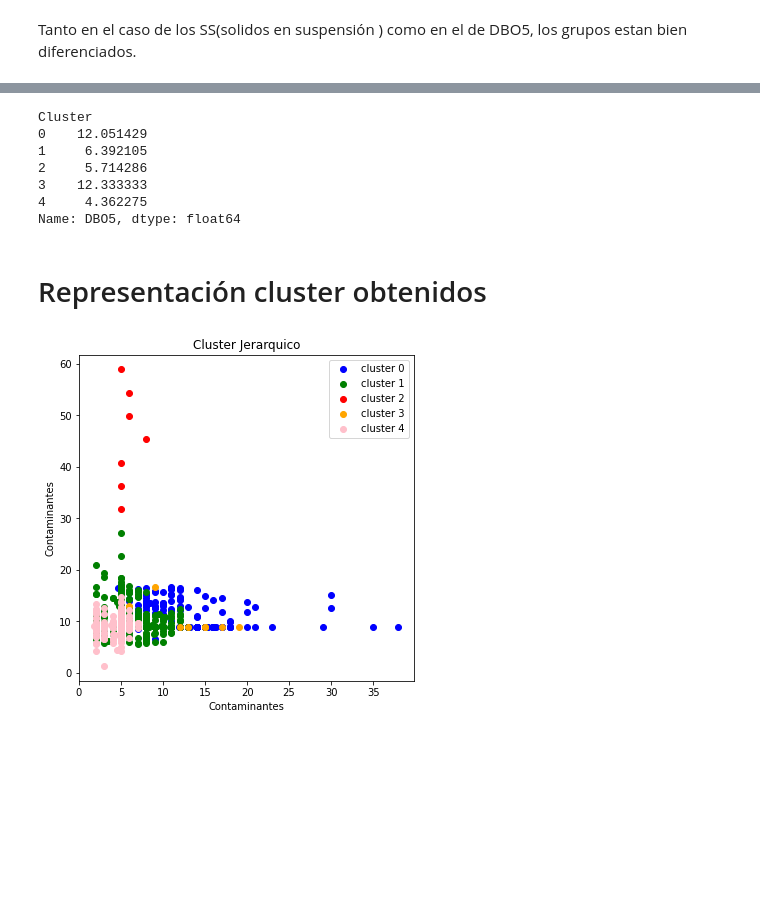
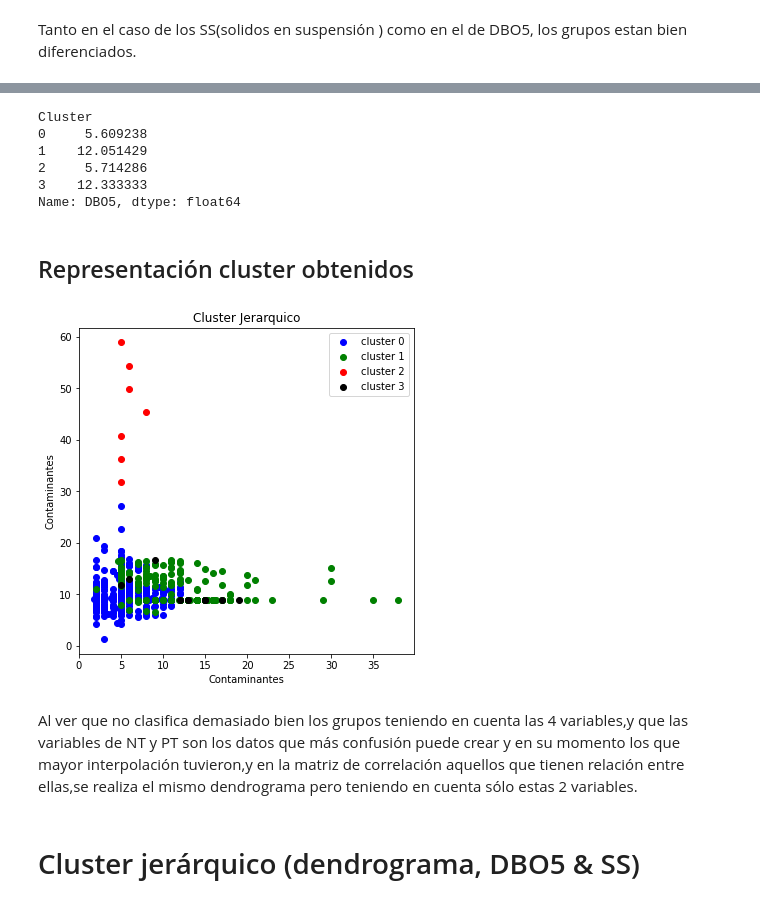
Before and after one commit to laura290/Project-Final, a Jupyter notebook: src/Jerarquico(Dendrograma).ipynb, the cells around one changed output, grey strips where cells are left out. Drawn from its saved outputs; the diff is of its cells as text; code cells hidden in the pictures; blank space fills up the shorter version.

```diff
--- a/src/Jerarquico(Dendrograma).ipynb
+++ b/src/Jerarquico(Dendrograma).ipynb
@@ -70,5 +70,5 @@ El número de cluster,correspondeŕa con el valor medio de la máxima distancia,
 # %%
-hc=AgglomerativeClustering(n_clusters=5,
+hc=AgglomerativeClustering(n_clusters=4,
                           affinity='euclidean',
                           linkage='ward')
 y_hc=hc.fit_predict(data_3)
@@ -164,27 +141,29 @@ plt.show()
 data_2.groupby(['Cluster'])['DBO5'].mean()
 # %% [output]
 Cluster
-0    12.051429
-1     6.392105
+0     5.609238
+1    12.051429
 2     5.714286
 3    12.333333
-4     4.362275
 Name: DBO5, dtype: float64
 # %% [markdown]
-# Representación cluster obtenidos
+## Representación cluster obtenidos
 # %%
 x=data_3.iloc[:, [0, 1, 2, 3]].values
 fig=plt.figure(figsize= (6,6))
 ax =fig.add_subplot(1, 1, 1)
 plt.scatter(x[y_hc==0, 0], x[y_hc==0, 1], c='blue', label='cluster 0')
 plt.scatter(x[y_hc==1, 0], x[y_hc==1, 1], c='green', label='cluster 1')
 plt.scatter(x[y_hc==2, 0], x[y_hc==2, 1], c='red', label='cluster 2')
-plt.scatter(x[y_hc==3, 0], x[y_hc==3, 1], c='orange', label='cluster 3')
-plt.scatter(x[y_hc==4, 0], x[y_hc==4, 1], c='pink', label='cluster 4')
+plt.scatter(x[y_hc==3, 0], x[y_hc==3, 1], c='black', label='cluster 3')
 plt.title("Cluster Jerarquico")
 plt.xlabel('Contaminantes')
 plt.ylabel('Contaminantes')
 plt.legend()
 plt.show()
 # %% [output]
-[figure, old version]
+[figure, new version]
+# %% [markdown]
+Al ver que no clasifica demasiado bien los grupos teniendo en cuenta las 4 variables,y que las variables de NT y PT son los datos que más confusión puede crear y en su momento los que mayor interpolación tuvieron,y en la matriz de correlación aquellos que tienen relación entre ellas,se realiza el mismo dendrograma pero teniendo en cuenta sólo estas 2 variables.
+# %% [markdown]
+# Cluster jerárquico (dendrograma, DBO5 & SS)
```
Also changed, not shown: parts of 29 cells of this notebook, 11 other files.
